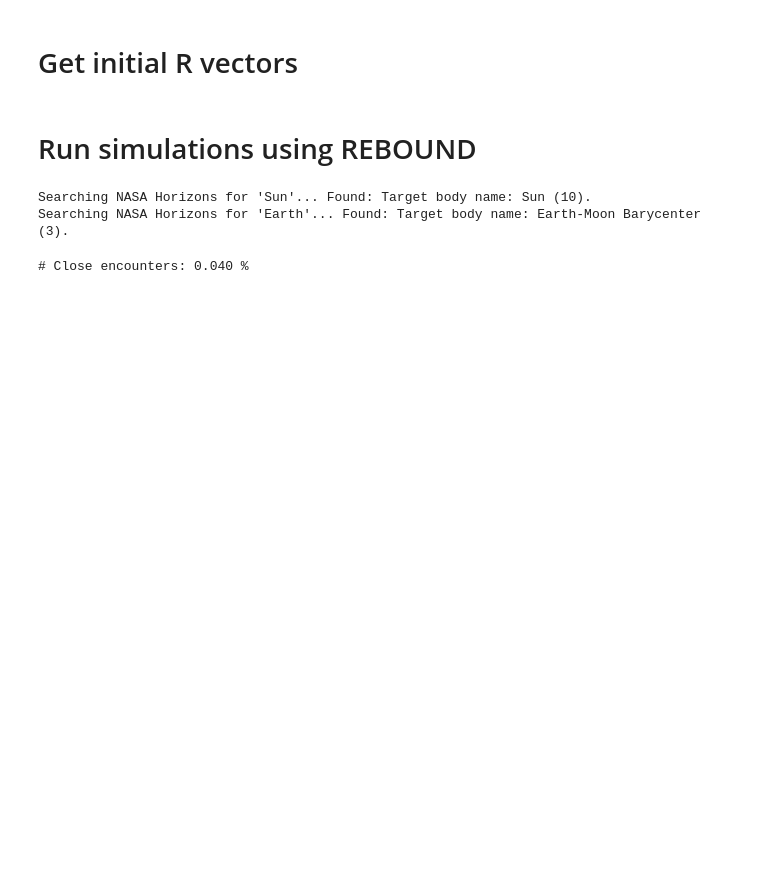
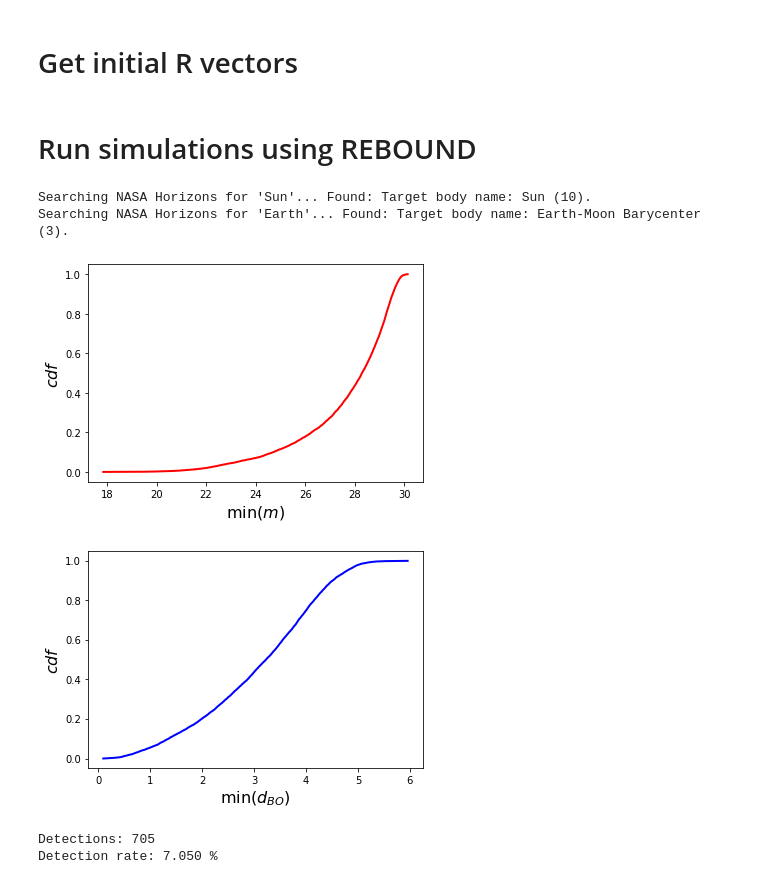
Before and after one commit to djhoover717/ISOAnalysis, a Jupyter notebook: iso_analysis_v3.ipynb, the cells around one changed output. Cells and saved outputs as stored; diff of their text form; code cells hidden in the pictures; blank space fills up the shorter version.

```diff
--- a/iso_analysis_v3.ipynb
+++ b/iso_analysis_v3.ipynb
@@ -187,12 +190,31 @@ def plot_orbit(R, v):
 # %% [output]
 Searching NASA Horizons for 'Sun'... Found: Target body name: Sun (10).
 Searching NASA Horizons for 'Earth'... Found: Target body name: Earth-Moon Barycenter (3).
-# %%
-min_distances = np.zeros(NSAMPLES)
-for i, d in enumerate(min_distances):
-    min_distances[i] = dist_closest_encounter(R[i], vel[i])
-
-frac_close_encounter = len(min_distances[min_distances <= 0.1])/len(min_distances)
-print('# Close encounters: %.3f %%' %(frac_close_encounter*100))
-# %% [output]
-# Close encounters: 0.040 %
+# %%
+min_mag = np.zeros(NSAMPLES)
+min_dist = np.zeros_like(min_mag)
+
+for i in range(NSAMPLES):
+    o = integrate(R[i], vel[i])
+    min_mag[i] = np.min(o['mag'])
+    min_dist[i] = np.min(o['dist'])
+# %%
+def plot_cdf(arr, xlabel=None, color=None):
+    x = np.sort(np.squeeze(arr))
+    plt.plot(x, np.linspace(0, 1, len(arr)), lw=2, c=color)
+    plt.xlabel(xlabel, fontsize=16)
+    plt.ylabel(r'$cdf$', fontsize=16)
+    plt.show()
+
+plot_cdf(min_mag, xlabel=r'$\min{(m)}$', color='red')
+plot_cdf(min_dist, xlabel=r'$\min{(d_{BO})}$', color='blue')
+# %% [output]
+[figure, added]
+[figure, added]
+# %%
+detectable = min_mag <= 24
+print('Detections: %d' %len(detectable[detectable==True]))
+print('Detection rate: %.3f %%' %(len(detectable[detectable==True])/NSAMPLES*100))
+# %% [output]
+Detections: 705
+Detection rate: 7.050 %
```
Also changed, not shown: parts of 3 cells of this notebook.
